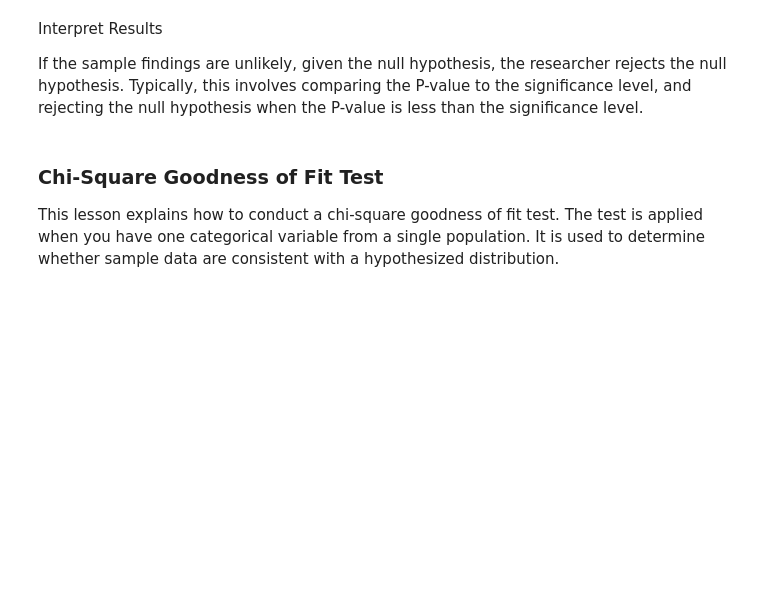
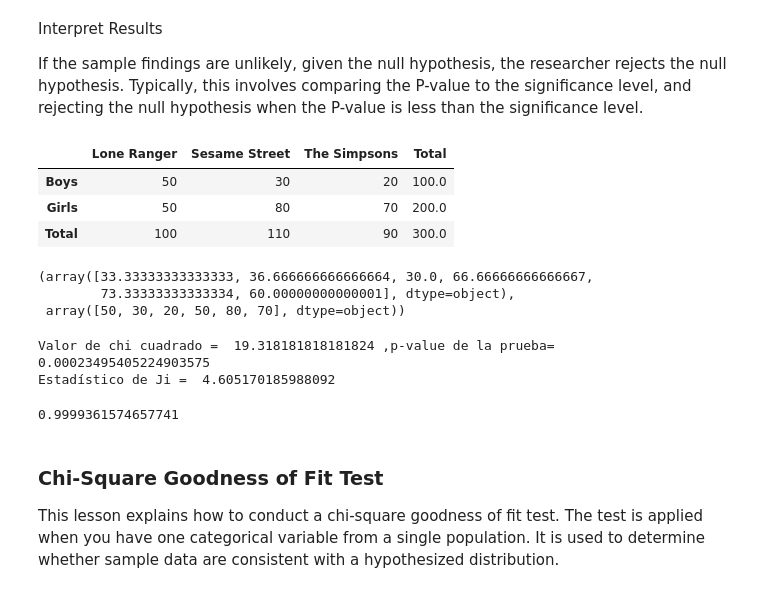
Before and after one commit to Jpriverasaha/Tarea9_CantuM_RiveraJP, a Jupyter notebook: TAREA9_CMJ_RJP.ipynb, the cells around one changed output. Cells and saved outputs as stored; diff of their text form; code cells hidden in the pictures; blank space fills up the shorter version.

```diff
--- a/TAREA9_CMJ_RJP.ipynb
+++ b/TAREA9_CMJ_RJP.ipynb
@@ -110,6 +111,45 @@ Interpret Results
 
 
 If the sample findings are unlikely, given the null hypothesis, the researcher rejects the null hypothesis. Typically, this involves comparing the P-value to the significance level, and rejecting the null hypothesis when the P-value is less than the significance level.
+# %%
+data2 = pd.DataFrame(index=['Boys','Girls','Total'],columns=['Lone Ranger','Sesame Street','The Simpsons','Total'])
+data2.iloc[0,:-1] = [50,30,20]
+data2.iloc[1,:-1] = [50,80,70]
+data2['Total'] = data2.sum(axis=1)
+data2.loc['Total',:] = data2.sum(axis=0)
+data2
+# %% [output]
+|  | Lone Ranger | Sesame Street | The Simpsons | Total |
+| Boys | 50 | 30 | 20 | 100.0 |
+| Girls | 50 | 80 | 70 | 200.0 |
+| Total | 100 | 110 | 90 | 300.0 |
+# %%
+P2 = data2.iloc[0,3]/data2.iloc[-1,-1]
+f_ob2 = data2.loc[data2.index!='Total',data2.columns!='Total'].values.flatten()
+f_es2 = np.concatenate([data2.iloc[-1,:-1]*P2,data2.iloc[-1,:-1]*(1-P2)])
+
+f_es2, f_ob2
+# %% [output]
+(array([33.33333333333333, 36.666666666666664, 30.0, 66.66666666666667,
+        73.33333333333334, 60.00000000000001], dtype=object),
+ array([50, 30, 20, 50, 80, 70], dtype=object))
+# %%
+F_obse2 = f_ob2
+F_espe2 = f_es2
+
+x2_2 = st.chisquare(F_obse2, F_espe2, ddof=2)
+print('Valor de chi cuadrado = ', list(x2_2)[0],',p-value de la prueba=',list(x2_2)[1])
+
+Ji2 = st.chi2.ppf(q = 0.9, df=2)
+print('Estadístico de Ji = ',Ji2)
+# %% [output]
+Valor de chi cuadrado =  19.318181818181824 ,p-value de la prueba= 0.00023495405224903575
+Estadístico de Ji =  4.605170185988092
+# %%
+x1_2 = st.chi2.cdf(list(x2_2)[0], df=2)
+x1_2
+# %% [output]
+0.9999361574657741
 # %% [markdown]
 ### Chi-Square Goodness of Fit Test
 This lesson explains how to conduct a chi-square goodness of fit test. The test is applied when you have one categorical variable from a single population. It is used to determine whether sample data are consistent with a hypothesized distribution.
```
Also changed, not shown: parts of 6 cells of this notebook.
